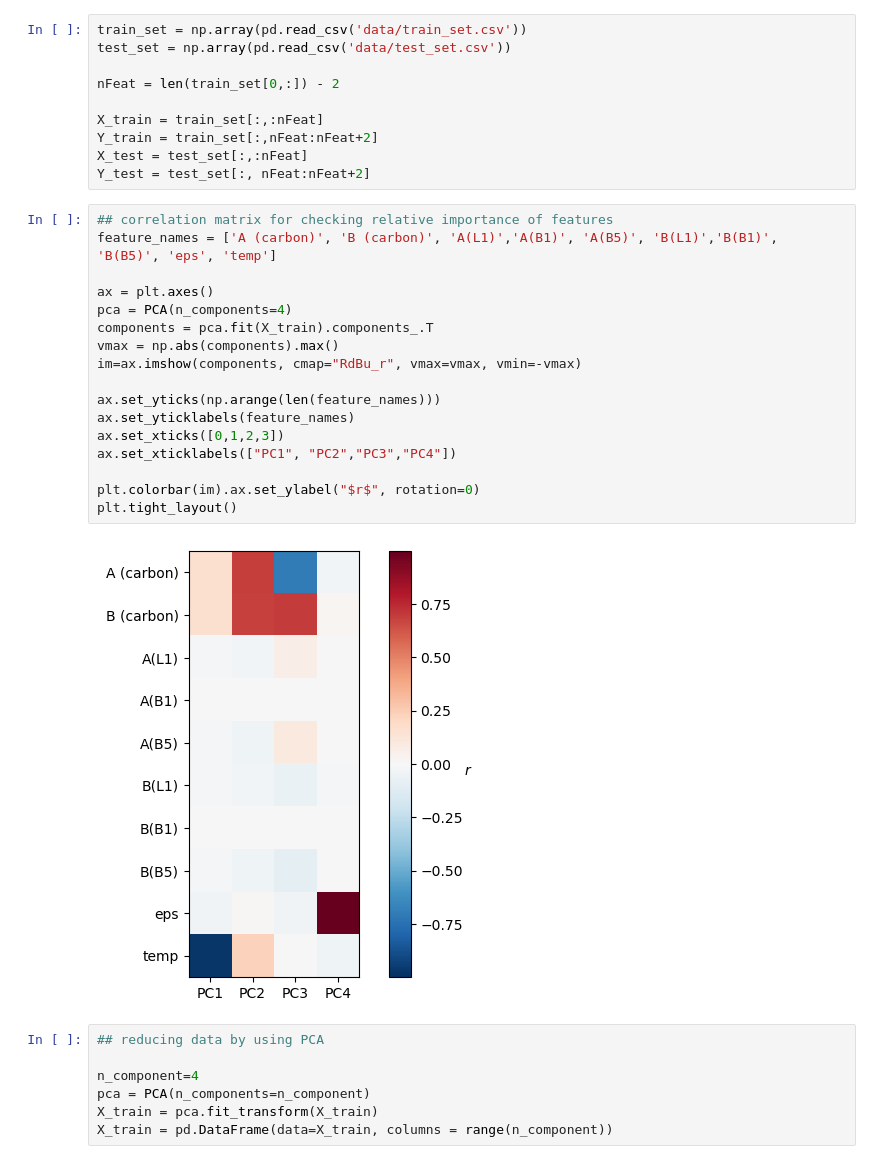
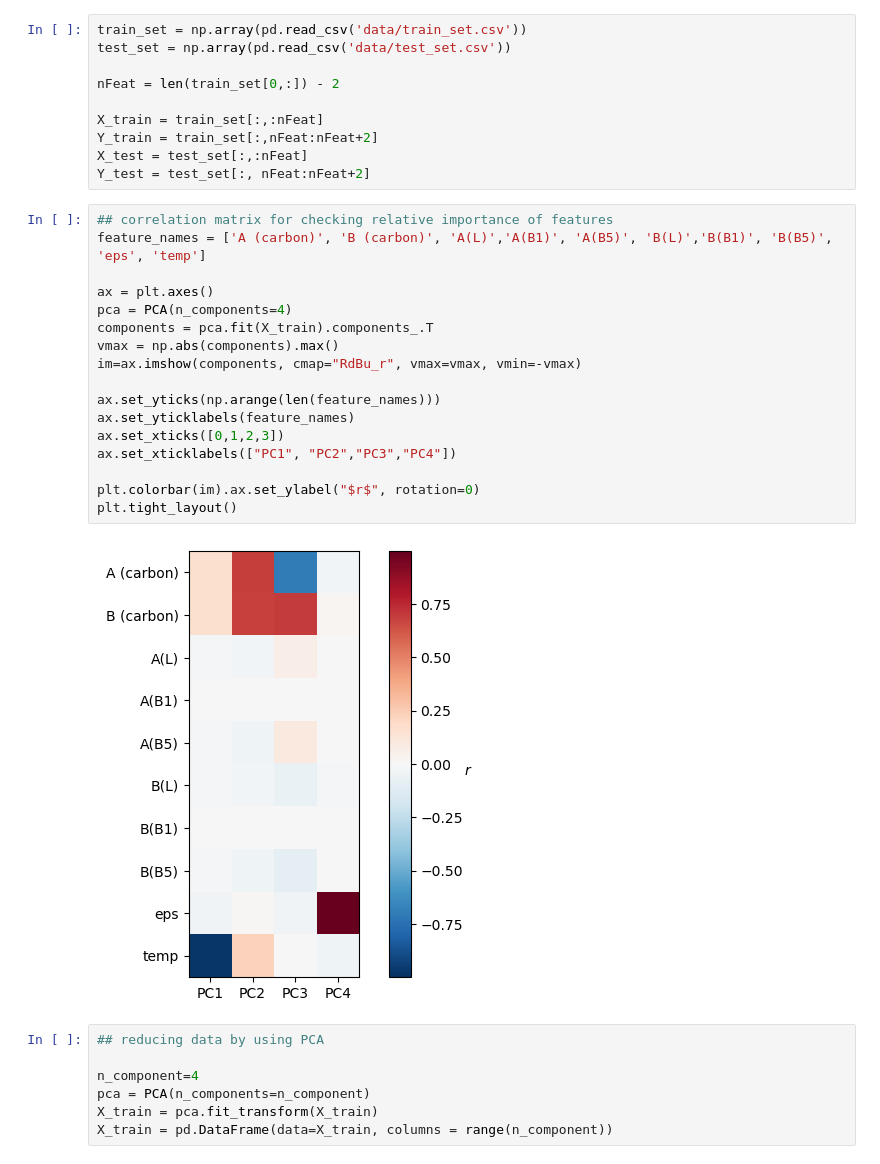
Before and after one commit to su-min-s/ML_helv, a Jupyter notebook: predictor.ipynb, the cells around one changed output. Cells and saved outputs as stored; diff of their text form.

```diff
--- a/predictor.ipynb
+++ b/predictor.ipynb
@@ -27,23 +27,23 @@ X_test = test_set[:,:nFeat]
 Y_test = test_set[:, nFeat:nFeat+2]
 # %%
 ## correlation matrix for checking relative importance of features
-feature_names = ['A (carbon)', 'B (carbon)', 'A(L1)','A(B1)', 'A(B5)', 'B(L1)','B(B1)', 'B(B5)', 'eps', 'temp']
+feature_names = ['A (carbon)', 'B (carbon)', 'A(L)','A(B1)', 'A(B5)', 'B(L)','B(B1)', 'B(B5)', 'eps', 'temp']
 
 ax = plt.axes()
 pca = PCA(n_components=4)
 components = pca.fit(X_train).components_.T
 vmax = np.abs(components).max()
 im=ax.imshow(components, cmap="RdBu_r", vmax=vmax, vmin=-vmax)
 
 ax.set_yticks(np.arange(len(feature_names)))
 ax.set_yticklabels(feature_names)
 ax.set_xticks([0,1,2,3])
 ax.set_xticklabels(["PC1", "PC2","PC3","PC4"])
 
 plt.colorbar(im).ax.set_ylabel("$r$", rotation=0)
 plt.tight_layout()
 # %% [output]
-[figure, old version]
+[figure, new version]
 # %%
 ## reducing data by using PCA
 
```
